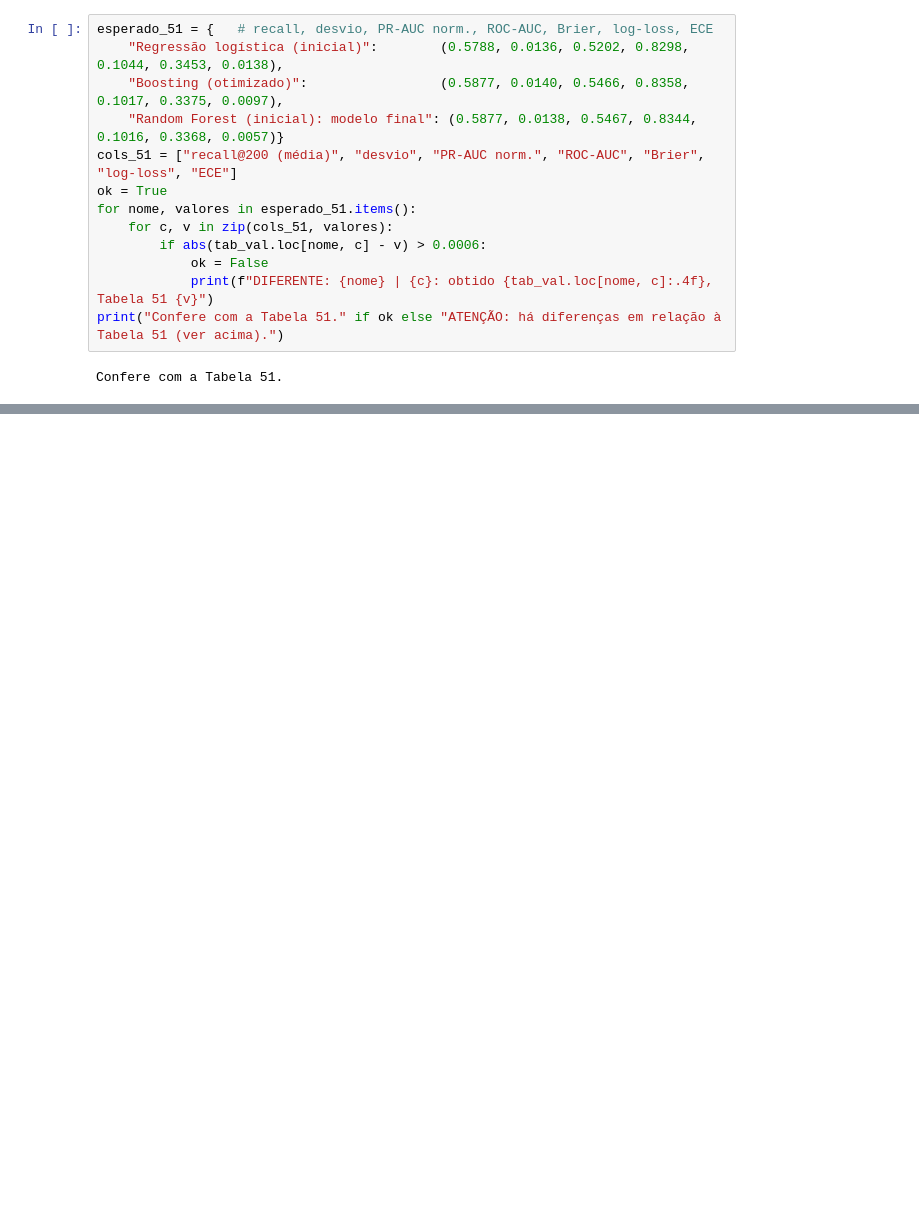
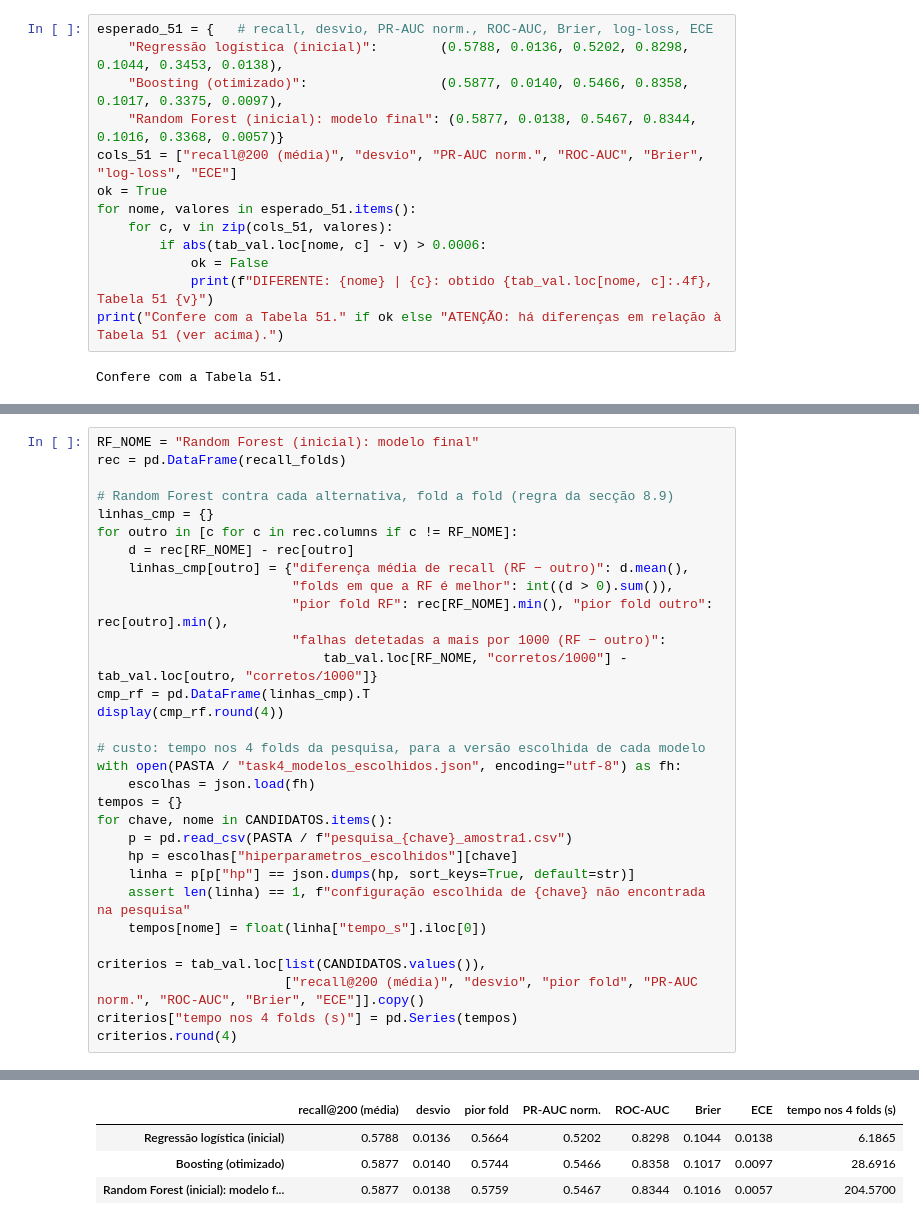
Before and after one commit to 1231478-Ellah-Fleischmann/MINDD-PROJETO, a Jupyter notebook: task5.ipynb, the cells around one changed output, grey strips where cells are left out. Saved outputs shown, nothing was run; the diff lists cells and outputs as text; blank space fills up the shorter version.

```diff
--- a/task5.ipynb
+++ b/task5.ipynb
@@ -718,0 +723,32 @@ Confere com a Tabela 51.
+# %%
+RF_NOME = "Random Forest (inicial): modelo final"
+rec = pd.DataFrame(recall_folds)
+
+# Random Forest contra cada alternativa, fold a fold (regra da secção 8.9)
+linhas_cmp = {}
+for outro in [c for c in rec.columns if c != RF_NOME]:
+    d = rec[RF_NOME] - rec[outro]
+    linhas_cmp[outro] = {"diferença média de recall (RF − outro)": d.mean(),
+                         "folds em que a RF é melhor": int((d > 0).sum()),
+                         "pior fold RF": rec[RF_NOME].min(), "pior fold outro": rec[outro].min(),
+                         "falhas detetadas a mais por 1000 (RF − outro)":
+                             tab_val.loc[RF_NOME, "corretos/1000"] - tab_val.loc[outro, "corretos/1000"]}
+cmp_rf = pd.DataFrame(linhas_cmp).T
+display(cmp_rf.round(4))
+
+# custo: tempo nos 4 folds da pesquisa, para a versão escolhida de cada modelo
+with open(PASTA / "task4_modelos_escolhidos.json", encoding="utf-8") as fh:
+    escolhas = json.load(fh)
+tempos = {}
+for chave, nome in CANDIDATOS.items():
+    p = pd.read_csv(PASTA / f"pesquisa_{chave}_amostra1.csv")
+    hp = escolhas["hiperparametros_escolhidos"][chave]
+    linha = p[p["hp"] == json.dumps(hp, sort_keys=True, default=str)]
+    assert len(linha) == 1, f"configuração escolhida de {chave} não encontrada na pesquisa"
+    tempos[nome] = float(linha["tempo_s"].iloc[0])
+
+criterios = tab_val.loc[list(CANDIDATOS.values()),
+                        ["recall@200 (média)", "desvio", "pior fold", "PR-AUC norm.", "ROC-AUC", "Brier", "ECE"]].copy()
+criterios["tempo nos 4 folds (s)"] = pd.Series(tempos)
+criterios.round(4)
+# %% [output]
@@ -718,0 +760,4 @@ Confere com a Tabela 51.
+|  | recall@200 (média) | desvio | pior fold | PR-AUC norm. | ROC-AUC | Brier | ECE | tempo nos 4 folds (s) |
+| Regressão logística (inicial) | 0.5788 | 0.0136 | 0.5664 | 0.5202 | 0.8298 | 0.1044 | 0.0138 | 6.1865 |
+| Boosting (otimizado) | 0.5877 | 0.0140 | 0.5744 | 0.5466 | 0.8358 | 0.1017 | 0.0097 | 28.6916 |
+| Random Forest (inicial): modelo f... | 0.5877 | 0.0138 | 0.5759 | 0.5467 | 0.8344 | 0.1016 | 0.0057 | 204.5700 |
```
Also changed, not shown: parts of 4 cells of this notebook, 4 other files.
